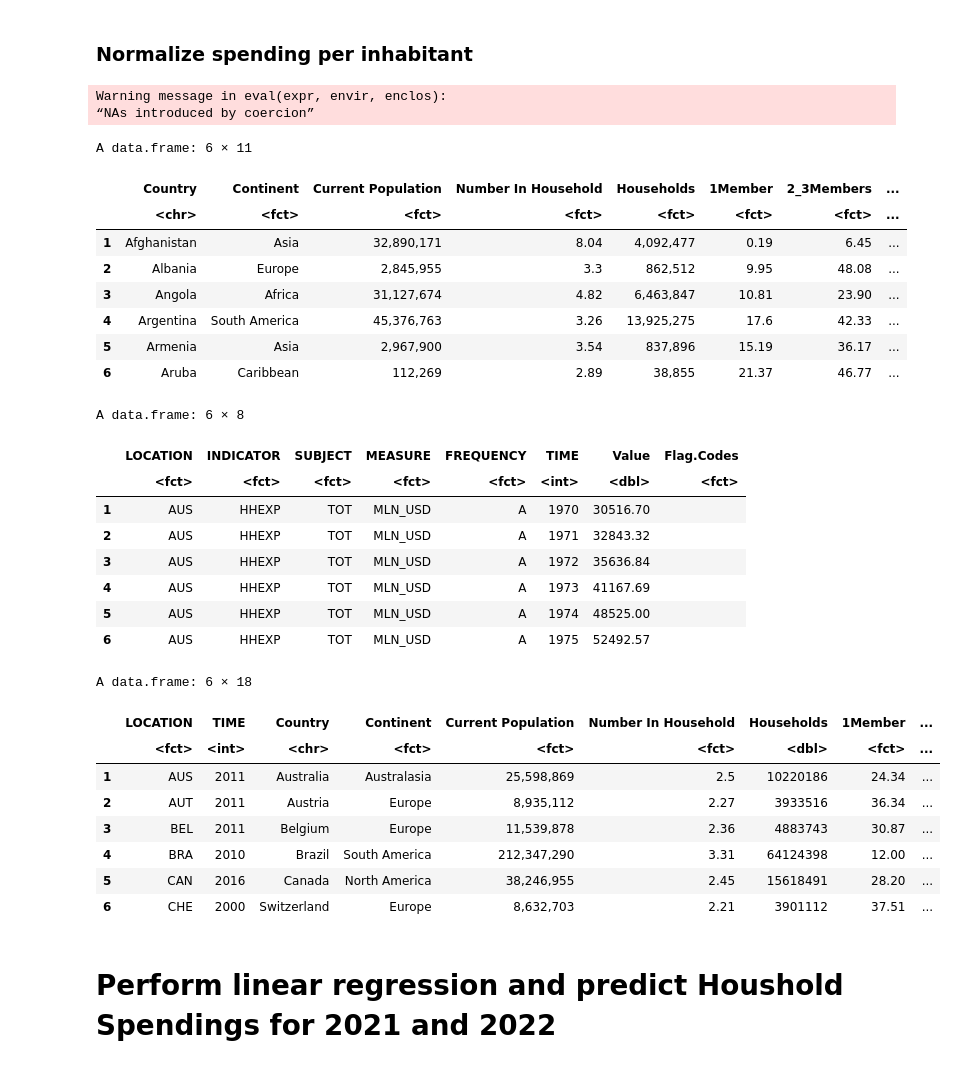
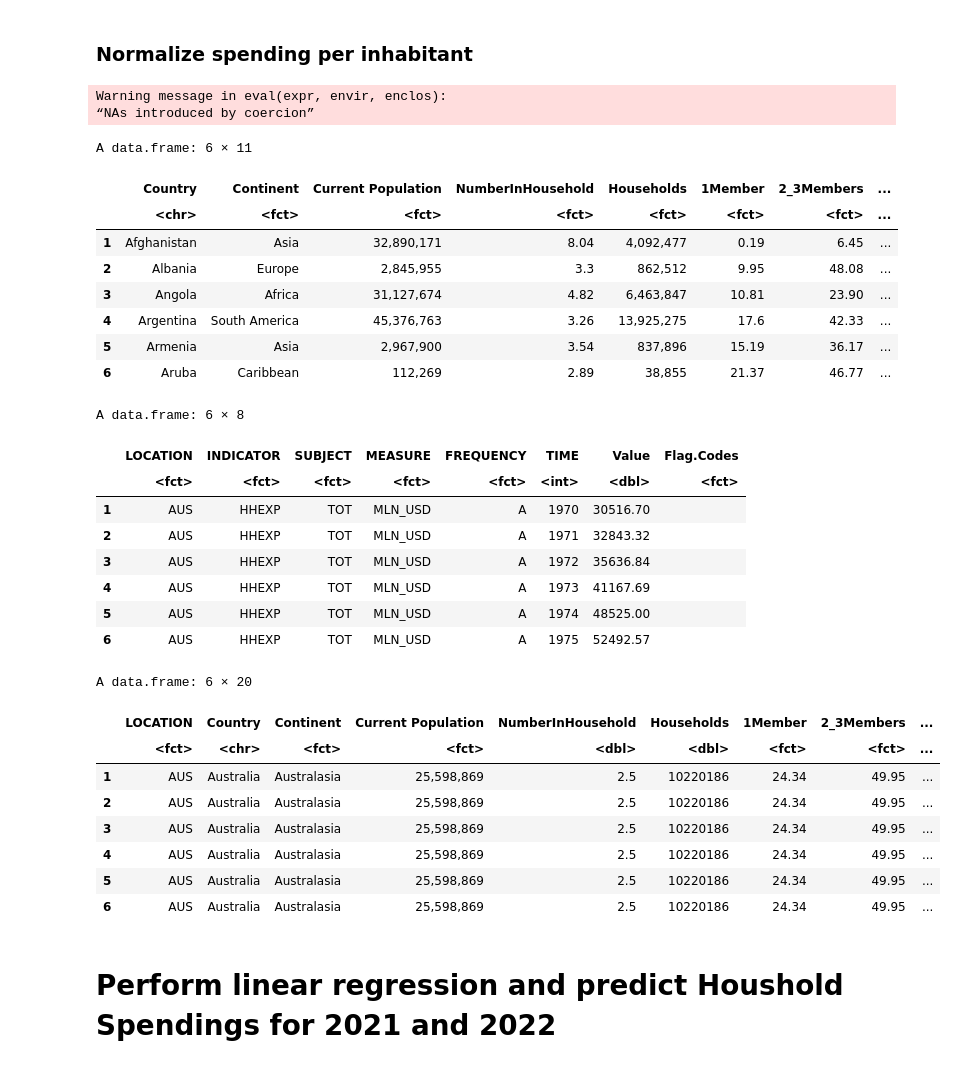
Before and after one commit to patdring/NewAppMarkets, a Jupyter notebook: CS_Fallstudie.ipynb, the cells around one changed output. Drawn from its saved outputs; the diff is of its cells as text; code cells hidden in the pictures.

```diff
--- a/CS_Fallstudie.ipynb
+++ b/CS_Fallstudie.ipynb
@@ -145,7 +145,7 @@ url <- "https://en.wikipedia.org/wiki/List_of_countries_by_number_of_households"
 r <- GET(url)
 doc <- readHTMLTable(doc=content(r, "text"))
 df_household_numbers <- doc[[2]]
-df_household_numbers <- setNames(df_household_numbers, c("Country", "Continent", "Current Population", "Number In Household",
+df_household_numbers <- setNames(df_household_numbers, c("Country", "Continent", "Current Population", "NumberInHousehold",
                                     "Households", "1Member", "2_3Members", "4_5Members", "6Members", "TIME"))
 
 df_household_numbers$TIME <- str_replace_all(df_household_numbers$TIME, "\\[2\\]", "")
@@ -159,44 +159,53 @@ head(df_household_numbers)
 df_household_spendings <- read.csv("https://stats.oecd.org/sdmx-json/data/DP_LIVE/.HHEXP.../OECD?contentType=csv&detail=code&separator=comma&csv-lang=en", header=TRUE)
 df_household_spendings.mlnusd <- subset(df_household_spendings, MEASURE == 'MLN_USD')
 df_household_spendings.mlnusd <- na.omit(df_household_spendings.mlnusd)
 head(df_household_spendings.mlnusd)
 
-df_spending_per_household <- merge(df_household_numbers, df_household_spendings.mlnusd, by=c("LOCATION", "TIME"))
+#df_spending_per_household <- merge(df_household_numbers, df_household_spendings.mlnusd, by=c("LOCATION", "TIME"))
+df_spending_per_household <- merge(df_household_numbers, df_household_spendings.mlnusd, by=c("LOCATION"))
+
 df_spending_per_household$Households <- str_replace_all(df_spending_per_household$Households, ",", "")
 df_spending_per_household$Households <- as.double(df_spending_per_household$Households)
+
+df_spending_per_household$NumberInHousehold <- str_replace_all(df_spending_per_household$NumberInHousehold, ",", ".")
+df_spending_per_household$NumberInHousehold <- as.double(df_spending_per_household$NumberInHousehold)
+
 df_spending_per_household$HouseholdSpending <- with(df_spending_per_household,
                                                     df_spending_per_household$Value*1000000/df_spending_per_household$Households)
+
+df_spending_per_household$PerPersonSpending <- with(df_spending_per_household,
+                                                    df_spending_per_household$HouseholdSpending / df_spending_per_household$NumberInHousehold)
 head(df_spending_per_household)
 # %% [output]
 Warning message in eval(expr, envir, enclos):
 “NAs introduced by coercion”
 A data.frame: 6 × 11
-|  | Country | Continent | Current Population | Number In Household | Households | 1Member | 2_3Members | ... |
+|  | Country | Continent | Current Population | NumberInHousehold | Households | 1Member | 2_3Members | ... |
 |  | <chr> | <fct> | <fct> | <fct> | <fct> | <fct> | <fct> | ... |
 | 1 | Afghanistan | Asia | 32,890,171 | 8.04 | 4,092,477 | 0.19 | 6.45 | ... |
 | 2 | Albania | Europe | 2,845,955 | 3.3 | 862,512 | 9.95 | 48.08 | ... |
 | 3 | Angola | Africa | 31,127,674 | 4.82 | 6,463,847 | 10.81 | 23.90 | ... |
 | 4 | Argentina | South America | 45,376,763 | 3.26 | 13,925,275 | 17.6 | 42.33 | ... |
 | 5 | Armenia | Asia | 2,967,900 | 3.54 | 837,896 | 15.19 | 36.17 | ... |
 | 6 | Aruba | Caribbean | 112,269 | 2.89 | 38,855 | 21.37 | 46.77 | ... |
 A data.frame: 6 × 8
 |  | LOCATION | INDICATOR | SUBJECT | MEASURE | FREQUENCY | TIME | Value | Flag.Codes |
 |  | <fct> | <fct> | <fct> | <fct> | <fct> | <int> | <dbl> | <fct> |
 | 1 | AUS | HHEXP | TOT | MLN_USD | A | 1970 | 30516.70 |  |
 | 2 | AUS | HHEXP | TOT | MLN_USD | A | 1971 | 32843.32 |  |
 | 3 | AUS | HHEXP | TOT | MLN_USD | A | 1972 | 35636.84 |  |
 | 4 | AUS | HHEXP | TOT | MLN_USD | A | 1973 | 41167.69 |  |
 | 5 | AUS | HHEXP | TOT | MLN_USD | A | 1974 | 48525.00 |  |
 | 6 | AUS | HHEXP | TOT | MLN_USD | A | 1975 | 52492.57 |  |
-A data.frame: 6 × 18
+A data.frame: 6 × 20
-|  | LOCATION | TIME | Country | Continent | Current Population | Number In Household | Households | 1Member | ... |
-|  | <fct> | <int> | <chr> | <fct> | <fct> | <fct> | <dbl> | <fct> | ... |
-| 1 | AUS | 2011 | Australia | Australasia | 25,598,869 | 2.5 | 10220186 | 24.34 | ... |
-| 2 | AUT | 2011 | Austria | Europe | 8,935,112 | 2.27 | 3933516 | 36.34 | ... |
-| 3 | BEL | 2011 | Belgium | Europe | 11,539,878 | 2.36 | 4883743 | 30.87 | ... |
-| 4 | BRA | 2010 | Brazil | South America | 212,347,290 | 3.31 | 64124398 | 12.00 | ... |
-| 5 | CAN | 2016 | Canada | North America | 38,246,955 | 2.45 | 15618491 | 28.20 | ... |
-| 6 | CHE | 2000 | Switzerland | Europe | 8,632,703 | 2.21 | 3901112 | 37.51 | ... |
+|  | LOCATION | Country | Continent | Current Population | NumberInHousehold | Households | 1Member | 2_3Members | ... |
+|  | <fct> | <chr> | <fct> | <fct> | <dbl> | <dbl> | <fct> | <fct> | ... |
+| 1 | AUS | Australia | Australasia | 25,598,869 | 2.5 | 10220186 | 24.34 | 49.95 | ... |
+| 2 | AUS | Australia | Australasia | 25,598,869 | 2.5 | 10220186 | 24.34 | 49.95 | ... |
+| 3 | AUS | Australia | Australasia | 25,598,869 | 2.5 | 10220186 | 24.34 | 49.95 | ... |
+| 4 | AUS | Australia | Australasia | 25,598,869 | 2.5 | 10220186 | 24.34 | 49.95 | ... |
+| 5 | AUS | Australia | Australasia | 25,598,869 | 2.5 | 10220186 | 24.34 | 49.95 | ... |
+| 6 | AUS | Australia | Australasia | 25,598,869 | 2.5 | 10220186 | 24.34 | 49.95 | ... |
 # %% [markdown]
 # Perform linear regression and predict Houshold Spendings for 2021 and 2022
 # %%
```
Also changed, not shown: parts of 3 cells of this notebook.
